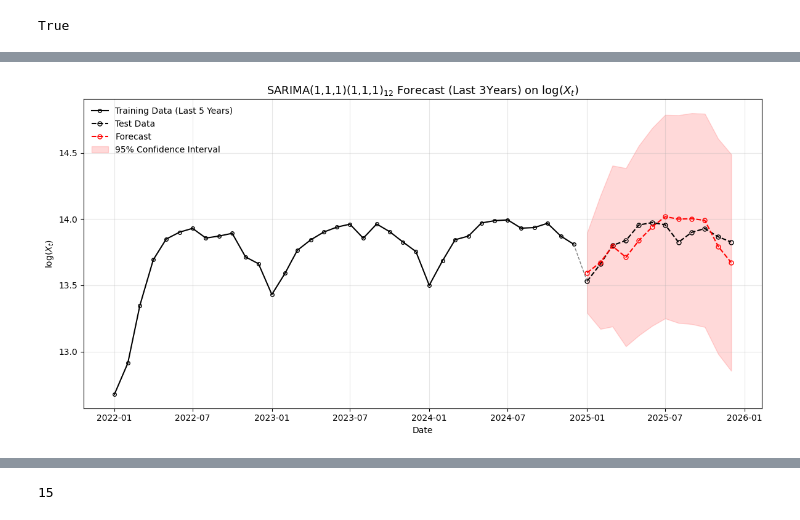
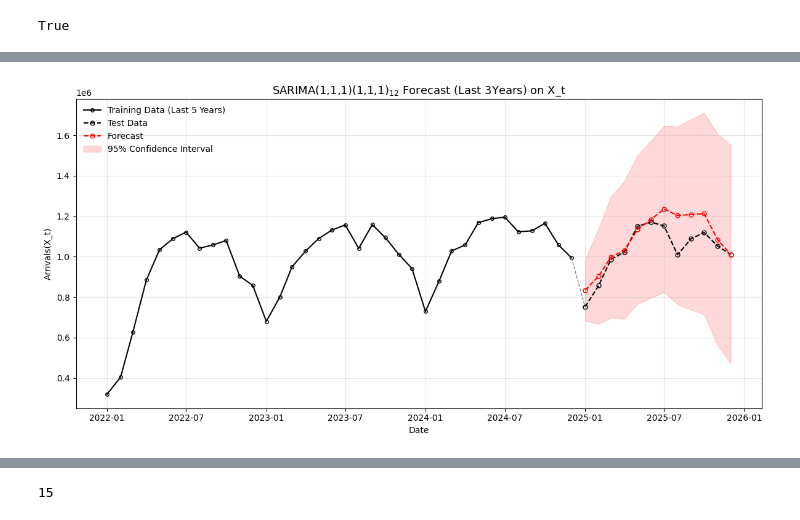
Before and after one commit to ChronoX-TimeSeries/BundesHost, a Jupyter notebook: notebooks/02_time_series_modeling.ipynb.ipynb, the cells around one changed output, grey strips where cells are left out. Saved outputs shown, nothing was run; the diff lists cells and outputs as text; code cells hidden in the pictures.

```diff
--- a/notebooks/02_time_series_modeling.ipynb.ipynb
+++ b/notebooks/02_time_series_modeling.ipynb.ipynb
@@ -239,10 +207,10 @@ The time series is stationary (fail to reject "H0: The time series is stationary
 # Split last 12 months as test set
 
 # Training set (log-level)
-u1_ts = np.log(x_ts.iloc[:-12])
+u1_ts = x_ts.iloc[:-12]
 
 # Test set (log-level)
-u2_ts = np.log(x_ts.iloc[-12:])
+u2_ts = x_ts.iloc[-12:]
 # %%
 # Plot ACF amd PACF for (1-B)U1_t
 
@@ -296,7 +246,7 @@ plt.show()
 # %%
 # Fit a SARIMA(1,1,1)(1,1,1)_{12} model to U1_t
 
-model1 = sm.tsa.arima.ARIMA(u1_ts, order=(1, 1, 2), seasonal_order=(1, 1, 1, 12)).fit(method_kwargs={'maxiter': 500})
+model1 = sm.tsa.arima.ARIMA(u1_ts, order=(2, 1, 2), seasonal_order=(1, 1, 1, 12)).fit(method_kwargs={'maxiter': 500})
 print(model1.summary())
 
 #method_kwargs={'maxiter': 500}
@@ -380,7 +330,7 @@ u1_ts_preds = model1.get_forecast(steps = k)
 conf_int = u1_ts_preds.conf_int()
 
 # Create a DataFrame
-forecast_df = pd.DataFrame({
+sarima_df = pd.DataFrame({
     'predicted_mean': u1_ts_preds.predicted_mean,
     'lower_ci': conf_int.iloc[:, 0],
     'upper_ci': conf_int.iloc[:, 1]
@@ -461,41 +411,41 @@ plt.plot(
 
 # Forecast
 plt.plot(
-    forecast_df['predicted_mean'],
+    sarima_df['predicted_mean'],
     color='red',
     linestyle='--',
     marker='o',
     markersize=5,
     markerfacecolor='none',
     label='Forecast'
 )
 
 # Confidence Interval
 plt.fill_between(
-    forecast_df.index,
-    forecast_df['lower_ci'],
-    forecast_df['upper_ci'],
+    sarima_df.index,
+    sarima_df['lower_ci'],
+    sarima_df['upper_ci'],
     color='red',
     alpha=0.15,
     label='95% Confidence Interval'
 )
 
 # Connect last train to first test
 plt.plot(
     [u1_ts.index[-1], u2_ts.index[0]],
     [u1_ts.iloc[-1], u2_ts.iloc[0]],
     linestyle='--',
     color='gray',
     linewidth=1
 )
 
-plt.title('SARIMA(1,1,1)(1,1,1)$_{12}$ Forecast (Last 3Years) on $\\log(X_t)$', fontsize=13)
+plt.title('SARIMA(1,1,1)(1,1,1)$_{12}$ Forecast (Last 3Years) on X_t', fontsize=13)
 plt.xlabel('Date')
-plt.ylabel('$\\log(X_t)$')
+plt.ylabel('Arrivals(X_t)')
 
 plt.grid(alpha=0.3)
 plt.legend(frameon=False, loc='upper left')
 plt.tight_layout()
 plt.show()
 # %% [output]
-[figure, old version]
+[figure, new version]
```
Also changed, not shown: parts of 45 cells of this notebook, 2 other files.
